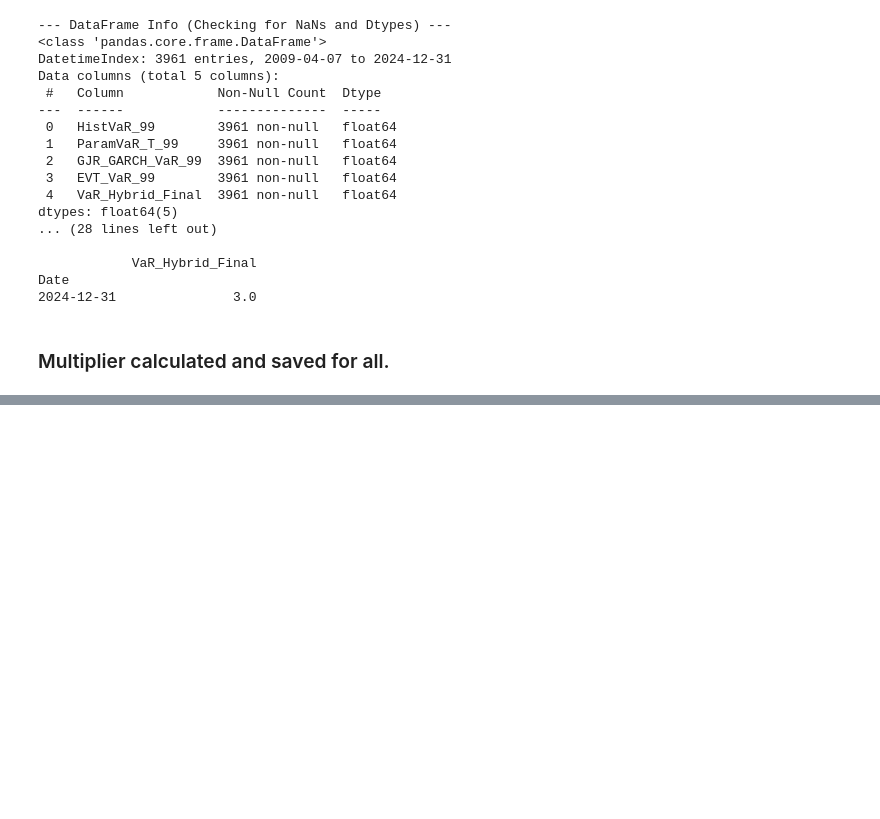
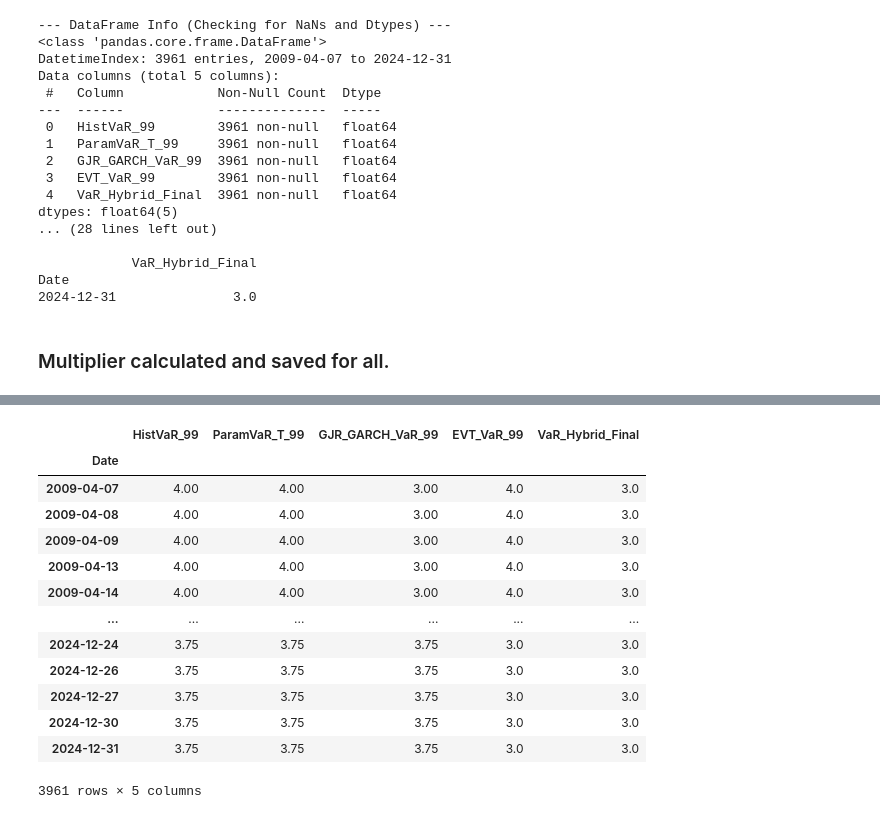
Before and after one commit to siddhantgopi/Project-Janus-Adaptive-Tail-Risk-and-Regime-Aware-VaR-Modeling, a Jupyter notebook: notebooks/08_capital_mapping.ipynb, the cells around one changed output, grey strips where cells are left out. Saved outputs shown, nothing was run; the diff lists cells and outputs as text; code cells hidden in the pictures; blank space fills up the shorter version.

```diff
--- a/notebooks/08_capital_mapping.ipynb
+++ b/notebooks/08_capital_mapping.ipynb
@@ -1147,0 +1197,17 @@ Date
+# %%
+capital_multipliers_df
+# %% [output]
+|  | HistVaR_99 | ParamVaR_T_99 | GJR_GARCH_VaR_99 | EVT_VaR_99 | VaR_Hybrid_Final |
+| Date |  |  |  |  |  |
+| 2009-04-07 | 4.00 | 4.00 | 3.00 | 4.0 | 3.0 |
+| 2009-04-08 | 4.00 | 4.00 | 3.00 | 4.0 | 3.0 |
+| 2009-04-09 | 4.00 | 4.00 | 3.00 | 4.0 | 3.0 |
+| 2009-04-13 | 4.00 | 4.00 | 3.00 | 4.0 | 3.0 |
+| 2009-04-14 | 4.00 | 4.00 | 3.00 | 4.0 | 3.0 |
+| ... | ... | ... | ... | ... | ... |
+| 2024-12-24 | 3.75 | 3.75 | 3.75 | 3.0 | 3.0 |
+| 2024-12-26 | 3.75 | 3.75 | 3.75 | 3.0 | 3.0 |
+| 2024-12-27 | 3.75 | 3.75 | 3.75 | 3.0 | 3.0 |
+| 2024-12-30 | 3.75 | 3.75 | 3.75 | 3.0 | 3.0 |
+| 2024-12-31 | 3.75 | 3.75 | 3.75 | 3.0 | 3.0 |
+3961 rows × 5 columns
```
Also changed, not shown: parts of 3 cells of this notebook, 1 other file.
